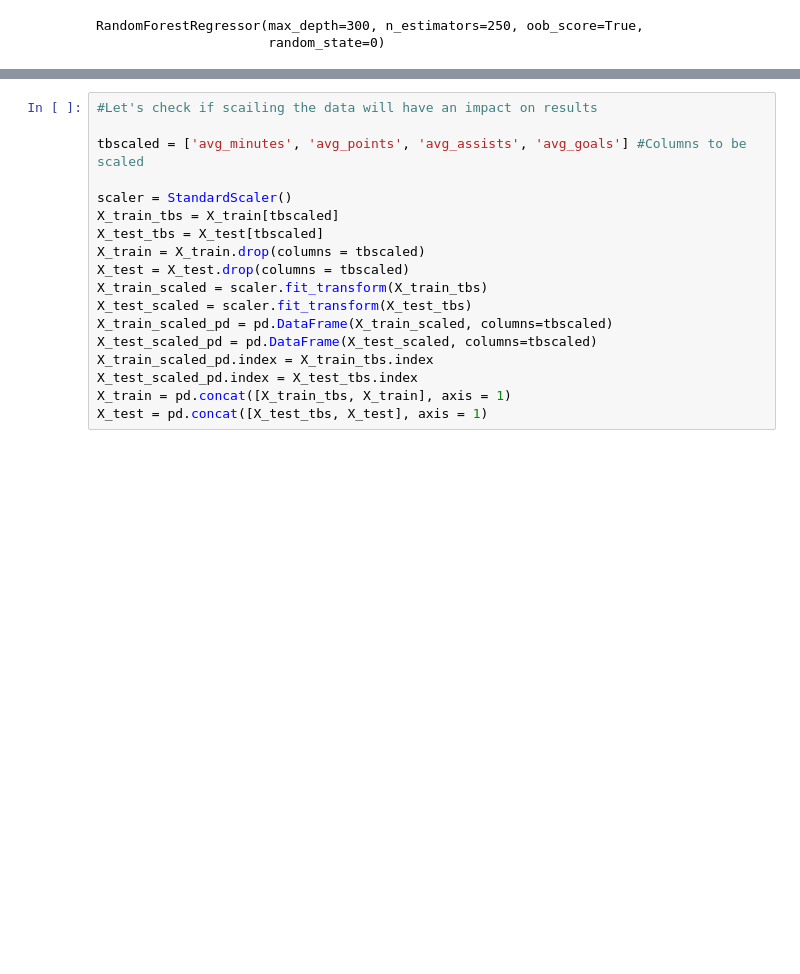
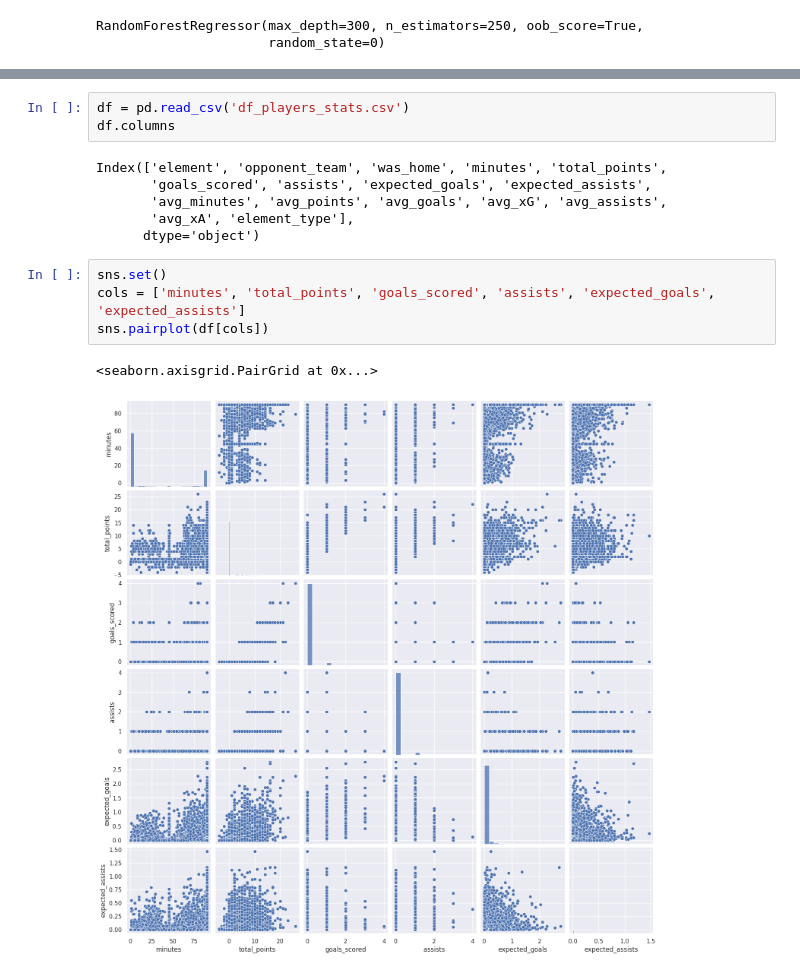
Before and after one commit to matgim1994/FPLAdvisor, a Jupyter notebook: prediction_template.ipynb, the cells around one changed output, grey strips where cells are left out. Drawn from its saved outputs; the diff is of its cells as text; blank space fills up the shorter version.

```diff
--- a/prediction_template.ipynb
+++ b/prediction_template.ipynb
@@ -300,19 +310,17 @@ R-squared: 0.18699459056473478
+# %%
+df = pd.read_csv('df_players_stats.csv')
+df.columns
+# %% [output]
+Index(['element', 'opponent_team', 'was_home', 'minutes', 'total_points',
+       'goals_scored', 'assists', 'expected_goals', 'expected_assists',
+       'avg_minutes', 'avg_points', 'avg_goals', 'avg_xG', 'avg_assists',
+       'avg_xA', 'element_type'],
+      dtype='object')
 # %%
-#Let's check if scailing the data will have an impact on results
-
-tbscaled = ['avg_minutes', 'avg_points', 'avg_assists', 'avg_goals'] #Columns to be scaled
-
-scaler = StandardScaler()
-X_train_tbs = X_train[tbscaled]
-X_test_tbs = X_test[tbscaled]
-X_train = X_train.drop(columns = tbscaled)
-X_test = X_test.drop(columns = tbscaled)
-X_train_scaled = scaler.fit_transform(X_train_tbs)
-X_test_scaled = scaler.fit_transform(X_test_tbs)
-X_train_scaled_pd = pd.DataFrame(X_train_scaled, columns=tbscaled)
-X_test_scaled_pd = pd.DataFrame(X_test_scaled, columns=tbscaled)
-X_train_scaled_pd.index = X_train_tbs.index
-X_test_scaled_pd.index = X_test_tbs.index
-X_train = pd.concat([X_train_tbs, X_train], axis = 1)
-X_test = pd.concat([X_test_tbs, X_test], axis = 1)
+sns.set()
+cols = ['minutes', 'total_points', 'goals_scored', 'assists', 'expected_goals', 'expected_assists']
+sns.pairplot(df[cols])
+# %% [output]
+<seaborn.axisgrid.PairGrid at 0x...>
+[figure, added]
 # %%
```
Also changed, not shown: parts of 16 cells of this notebook.
